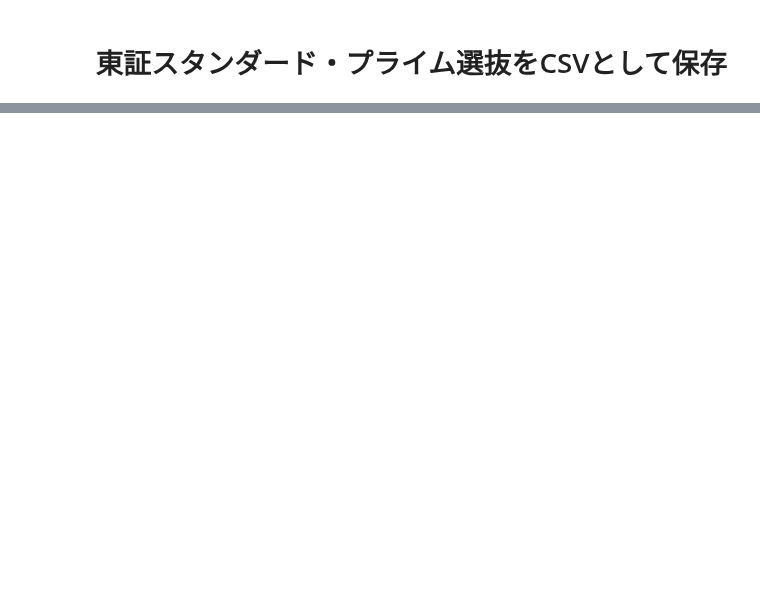
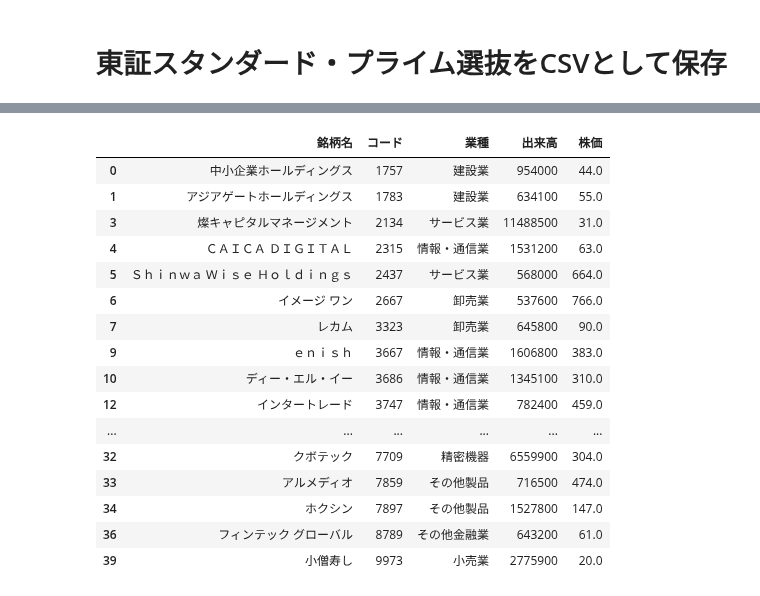
Before and after one commit to hirokimituya/stock-price-analysis, a Jupyter notebook: technical_analysis/銘柄選定関数_csv保存.ipynb, the cells around one changed output, grey strips where cells are left out. Saved outputs shown, nothing was run; the diff lists cells and outputs as text; code cells hidden in the pictures; blank space fills up the shorter version.

```diff
--- a/technical_analysis/銘柄選定関数_csv保存.ipynb
+++ b/technical_analysis/銘柄選定関数_csv保存.ipynb
@@ -711,6 +730,28 @@ filtered_reverse_perfect_order_week_day_tse_grows
 save_df_as_csv(filtered_reverse_perfect_order_week_day_tse_grows, '6_東証G_DPO')
 # %% [markdown]
 # 東証スタンダード・プライム選抜をCSVとして保存
+# %%
+import pandas as pd
+
+def remove_duplicate_rows(dataframe, *other_dataframes):
+    """重複しているティッカーコードの行を削除する
+
+    :param dataframe: 対象のデータフレーム
+    :param other_dataframes: 重複しているかどうかの判断のためのデータフレーム
+    :return 引数dataframeで重複行を削除したもの
+    """
+    # データフレームをコピーして新しいデータフレームを作成
+    result_df = dataframe.copy()
+
+    # 重複確認のためのセットを作成
+    unique_values = set()
+    for df in other_dataframes:
+        unique_values.update(df['コード'])
+
+    # 重複しているティッカーコードを削除
+    result_df = result_df[~result_df['コード'].isin(unique_values)]
+
+    return result_df
 # %%
 # 東証スタンダードの銘柄コードを以下の条件に合致するもののみにフィルタリング
 # 出来高　... 50万株以上
@@ -755,2 +796,24 @@ filtered_tse_standard_2
+# %%
+# ティッカーコードが重複している行を削除
+filtered_tse_standard_2_remove_duplicate = remove_duplicate_rows(filtered_tse_standard_2, filtered_perfect_order_week_day_tse_standard, filtered_reverse_perfect_order_week_day_tse_standard)
+filtered_tse_standard_2_remove_duplicate
+# %% [output]
+|  | 銘柄名 | コード | 業種 | 出来高 | 株価 |
+| 0 | 中小企業ホールディングス | 1757 | 建設業 | 954000 | 44.0 |
+| 1 | アジアゲートホールディングス | 1783 | 建設業 | 634100 | 55.0 |
+| 3 | 燦キャピタルマネージメント | 2134 | サービス業 | 11488500 | 31.0 |
+| 4 | ＣＡＩＣＡ ＤＩＧＩＴＡＬ | 2315 | 情報・通信業 | 1531200 | 63.0 |
+| 5 | Ｓｈｉｎｗａ Ｗｉｓｅ Ｈｏｌｄｉｎｇｓ | 2437 | サービス業 | 568000 | 664.0 |
+| 6 | イメージ ワン | 2667 | 卸売業 | 537600 | 766.0 |
+| 7 | レカム | 3323 | 卸売業 | 645800 | 90.0 |
+| 9 | ｅｎｉｓｈ | 3667 | 情報・通信業 | 1606800 | 383.0 |
+| 10 | ディー・エル・イー | 3686 | 情報・通信業 | 1345100 | 310.0 |
+| 12 | インタートレード | 3747 | 情報・通信業 | 782400 | 459.0 |
+| ... | ... | ... | ... | ... | ... |
+| 32 | クボテック | 7709 | 精密機器 | 6559900 | 304.0 |
+| 33 | アルメディオ | 7859 | その他製品 | 716500 | 474.0 |
+| 34 | ホクシン | 7897 | その他製品 | 1527800 | 147.0 |
+| 36 | フィンテック グローバル | 8789 | その他金融業 | 643200 | 61.0 |
+| 39 | 小僧寿し | 9973 | 小売業 | 2775900 | 20.0 |
 # %%
 # CSVファイル保存
```
Also changed, not shown: parts of 22 cells of this notebook.
